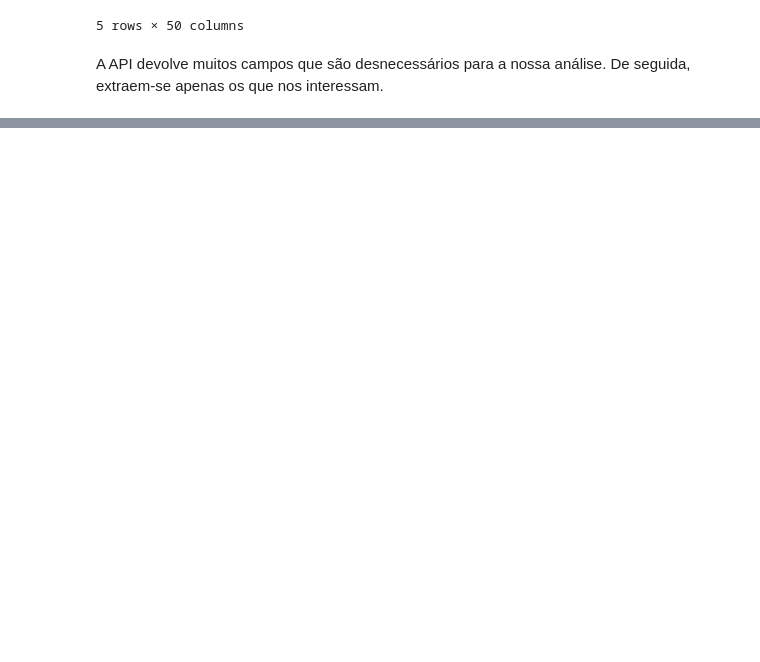
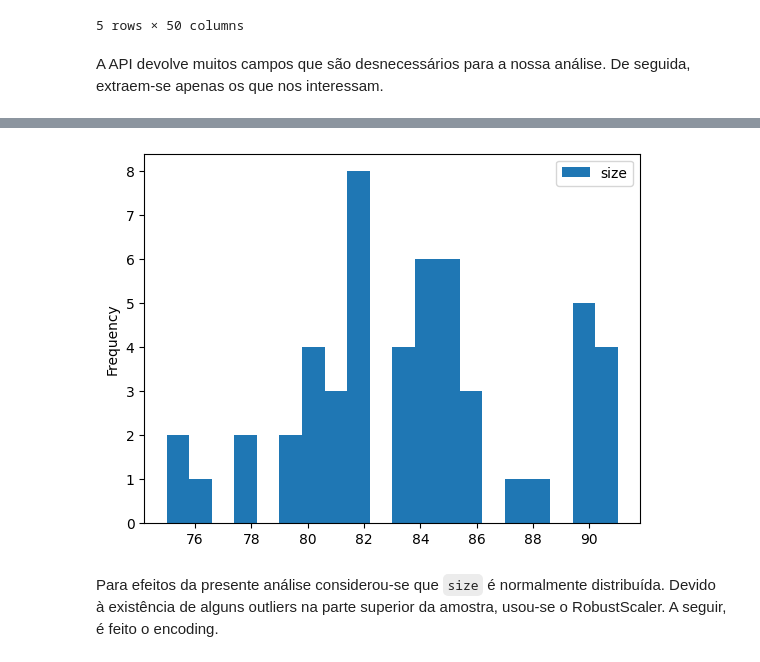
Before and after one commit to ruicruzeiro/kwikval, a Jupyter notebook: API.ipynb, the cells around one changed output, grey strips where cells are left out. Saved outputs shown, nothing was run; the diff lists cells and outputs as text; code cells hidden in the pictures; blank space fills up the shorter version.

```diff
--- a/API.ipynb
+++ b/API.ipynb
@@ -240,0 +281,3 @@ Próximos passos:
+# %%
+df['floor'] = np.where(df['floor'].str.isnumeric(), df['floor'], 0)
+df['floor'] = df['floor'].fillna(0)
@@ -240,0 +286,2 @@ Próximos passos:
+# %%
+df['hasLift'] = np.where(df['hasLift'] == True, 'Lift', 'NoLift')
@@ -240,0 +290,3 @@ Próximos passos:
+# %%
+df['hasParking'] = np.where(df['parkingSpace'] == {'hasParkingSpace': True, 'isParkingSpaceIncludedInPrice': True}, 'Park', 'NoPark')
+df = df.drop('parkingSpace', axis = 1)
@@ -240,0 +307,6 @@ Próximos passos:
+# %%
+df[['size']].plot.hist(bins=20);
+# %% [output]
+[figure, added]
+# %% [markdown]
+Para efeitos da presente análise considerou-se que `size` é normalmente distribuída. Devido à existência de alguns outliers na parte superior da amostra, usou-se o RobustScaler. A seguir, é feito o encoding.
```
Also changed, not shown: parts of 43 cells of this notebook.
